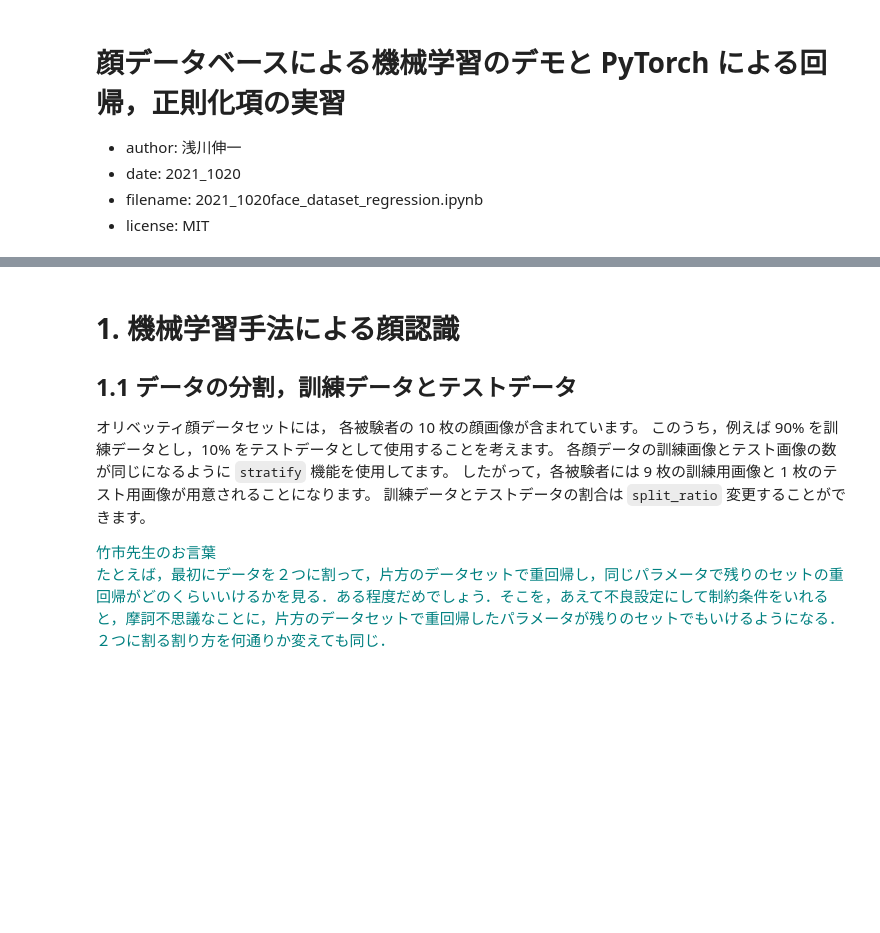
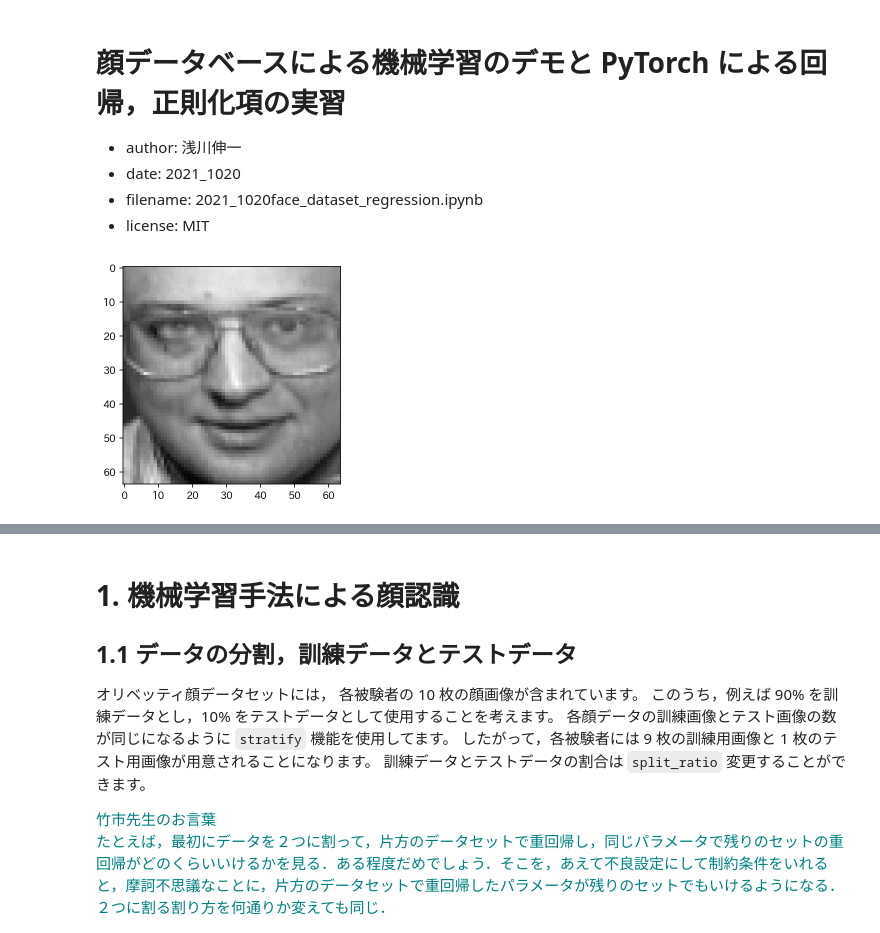
Before and after one commit to komazawa-deep-learning/komazawa-deep-learning.github.io, a Jupyter notebook: 2021notebooks/2021_1020face_dataset_regression.ipynb, the cells around one changed output, grey strips where cells are left out. Saved outputs shown, nothing was run; the diff lists cells and outputs as text; code cells hidden in the pictures; blank space fills up the shorter version.

```diff
--- a/2021notebooks/2021_1020face_dataset_regression.ipynb
+++ b/2021notebooks/2021_1020face_dataset_regression.ipynb
@@ -18,3 +23,17 @@ import japanize_matplotlib
 
 data = fetch_olivetti_faces()
 X, y = data.data, data.target
+# %%
+import pandas as pd
+dfX = pd.DataFrame(data=X,index=y)
+#dfX.to_excel('2021_1210olivetti.xlsx')
+dfX2 = pd.read_excel('2021_1210olivetti.xlsx')
+# %%
+X__ = dfX2.to_numpy()
+X_3 = X__[:,1:]
+
+import matplotlib.pyplot as plt
+plt.imshow(X_3[300].reshape(64,64), cmap='gray')
+plt.show()
+# %% [output]
+[figure, added]
```
Also changed, not shown: parts of 8 cells of this notebook, 7 other files.
